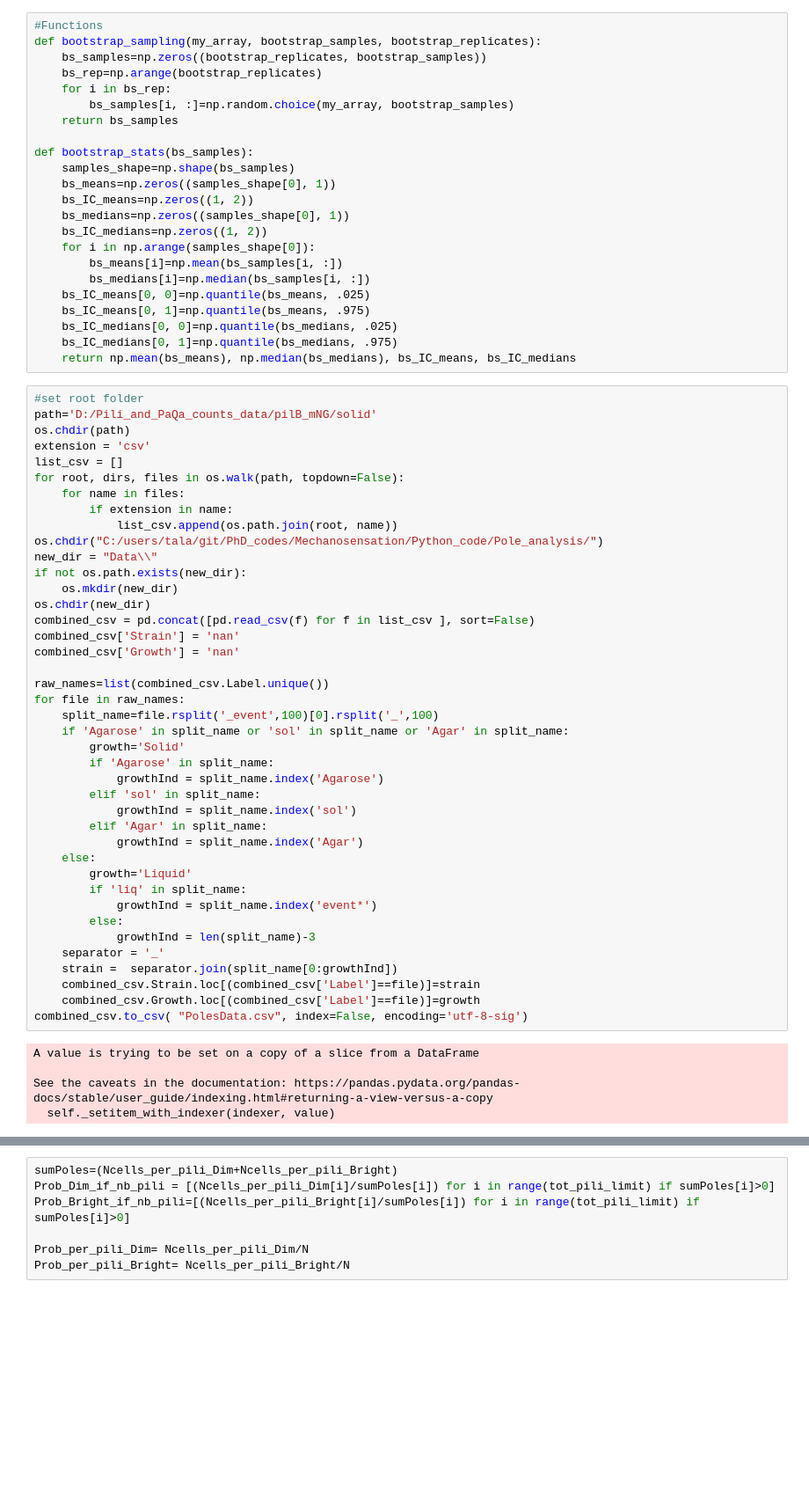
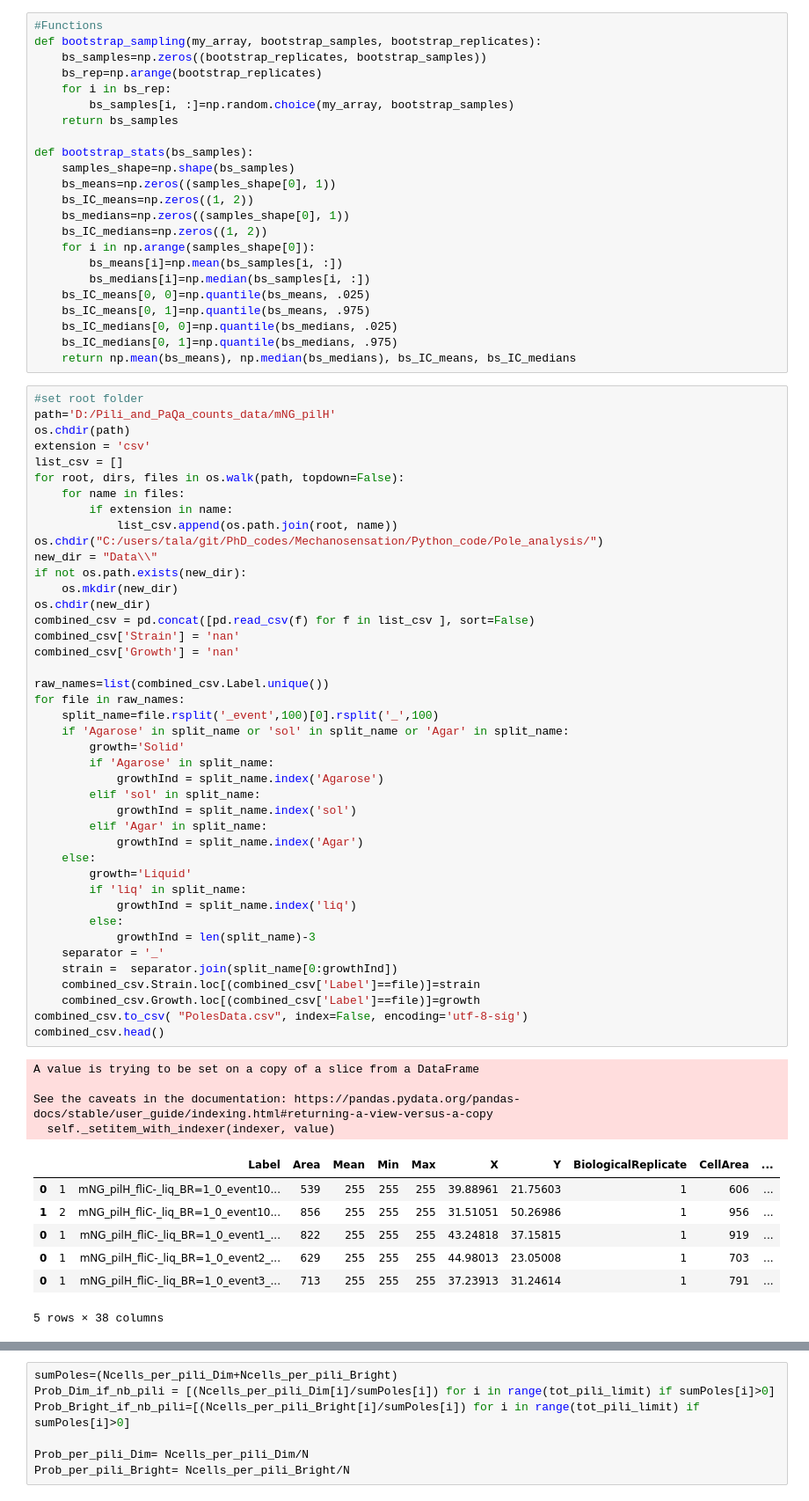
Before and after one commit to lorenzotala/PhD_codes, a Jupyter notebook: Mechanosensation/Python_code/Pole_analysis/Pole_analysis.ipynb, the cells around one changed output, grey strips where cells are left out. Shown at 88% size. Saved outputs shown, nothing was run; the diff lists cells and outputs as text; blank space fills up the shorter version.

```diff
--- a/Mechanosensation/Python_code/Pole_analysis/Pole_analysis.ipynb
+++ b/Mechanosensation/Python_code/Pole_analysis/Pole_analysis.ipynb
@@ -43,7 +43,7 @@ def bootstrap_stats(bs_samples):
     return np.mean(bs_means), np.median(bs_medians), bs_IC_means, bs_IC_medians
 # %%
 #set root folder
-path='D:/Pili_and_PaQa_counts_data/pilB_mNG/solid'
+path='D:/Pili_and_PaQa_counts_data/mNG_pilH'
 os.chdir(path)
 extension = 'csv'
 list_csv = []
@@ -59,34 +59,42 @@ os.chdir(new_dir)
 combined_csv = pd.concat([pd.read_csv(f) for f in list_csv ], sort=False)
 combined_csv['Strain'] = 'nan'
 combined_csv['Growth'] = 'nan'
 
 raw_names=list(combined_csv.Label.unique())
 for file in raw_names:
     split_name=file.rsplit('_event',100)[0].rsplit('_',100)
     if 'Agarose' in split_name or 'sol' in split_name or 'Agar' in split_name:
         growth='Solid'
         if 'Agarose' in split_name:
             growthInd = split_name.index('Agarose')
         elif 'sol' in split_name:
             growthInd = split_name.index('sol')
         elif 'Agar' in split_name:
             growthInd = split_name.index('Agar')
     else:
         growth='Liquid'
         if 'liq' in split_name:
-            growthInd = split_name.index('event*')
+            growthInd = split_name.index('liq')
         else:
             growthInd = len(split_name)-3
     separator = '_'
     strain =  separator.join(split_name[0:growthInd])
     combined_csv.Strain.loc[(combined_csv['Label']==file)]=strain
     combined_csv.Growth.loc[(combined_csv['Label']==file)]=growth
 combined_csv.to_csv( "PolesData.csv", index=False, encoding='utf-8-sig')
+combined_csv.head()
 # %% [output]
 A value is trying to be set on a copy of a slice from a DataFrame
 
 See the caveats in the documentation: https://pandas.pydata.org/pandas-docs/stable/user_guide/indexing.html#returning-a-view-versus-a-copy
   self._setitem_with_indexer(indexer, value)
+|  |  | Label | Area | Mean | Min | Max | X | Y | BiologicalReplicate | CellArea | ... |
+| 0 | 1 | mNG_pilH_fliC-_liq_BR=1_0_event10... | 539 | 255 | 255 | 255 | 39.88961 | 21.75603 | 1 | 606 | ... |
+| 1 | 2 | mNG_pilH_fliC-_liq_BR=1_0_event10... | 856 | 255 | 255 | 255 | 31.51051 | 50.26986 | 1 | 956 | ... |
+| 0 | 1 | mNG_pilH_fliC-_liq_BR=1_0_event1_... | 822 | 255 | 255 | 255 | 43.24818 | 37.15815 | 1 | 919 | ... |
+| 0 | 1 | mNG_pilH_fliC-_liq_BR=1_0_event2_... | 629 | 255 | 255 | 255 | 44.98013 | 23.05008 | 1 | 703 | ... |
+| 0 | 1 | mNG_pilH_fliC-_liq_BR=1_0_event3_... | 713 | 255 | 255 | 255 | 37.23913 | 31.24614 | 1 | 791 | ... |
+5 rows × 38 columns
 # %%
 df = pd.read_csv('PolesData.csv', sep=',', na_values='*')
 df['PercentTotalFluoDim']=df['TotalFluorescencePoleDim']/df['CellTotalFluorescence']
```
Also changed, not shown: parts of 5 cells of this notebook, 3 other files.
